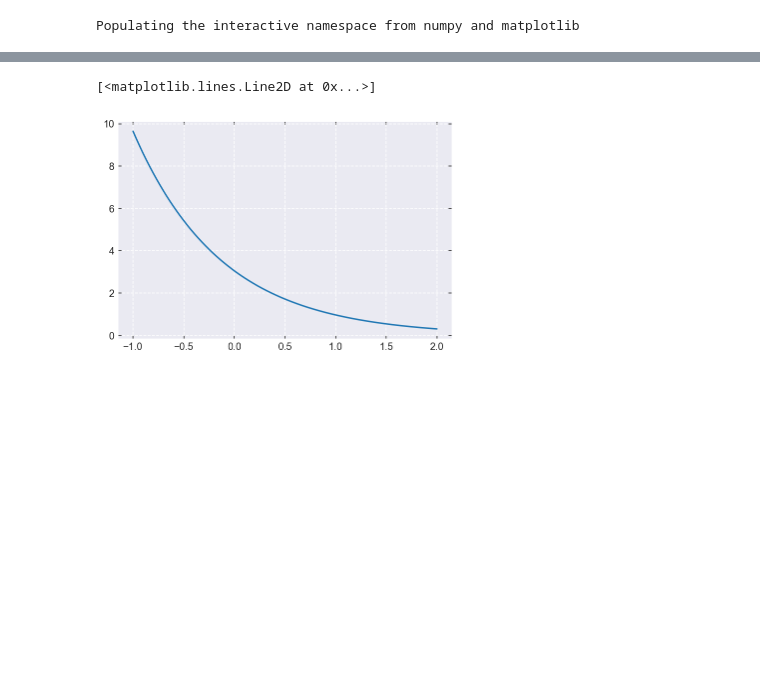
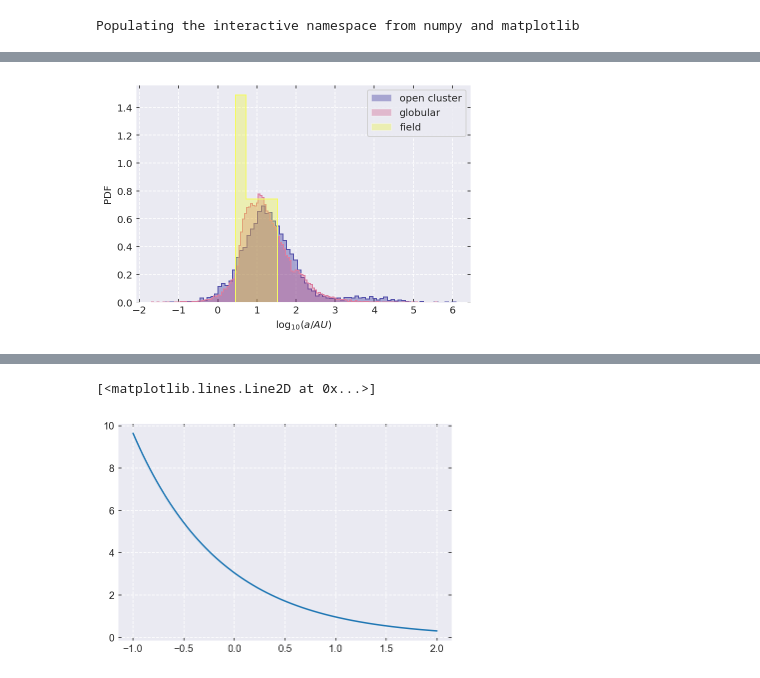
Before and after one commit to YihanWangAstro/giant-planet, a Jupyter notebook: process/giant-planet.ipynb, the cells around one changed output, grey strips where cells are left out. Saved outputs shown, nothing was run; the diff lists cells and outputs as text; code cells hidden in the pictures; blank space fills up the shorter version.

```diff
--- a/process/giant-planet.ipynb
+++ b/process/giant-planet.ipynb
@@ -427,0 +418,24 @@ draw_bar([open_single, field_single, globular_single], ['open cluster','globular
+# %%
+def get_sma(out, capture):
+    ccc = out['planet outcome'] == ''
+    for cap in capture:
+        ccc = ccc | (out['planet outcome'] == cap)
+
+    return out['a_{s1,j}'][ccc]
+
+def draw_a_dist(data, names, capture):
+    sma = [ get_sma(x, capture) for x in data]
+    colors = cm.plasma(np.linspace(0,1,len(sma)))
+    for a, name, c in zip(sma,names,colors):
+        plt.hist(np.log10(a),bins='auto',histtype='step',density=True,lw=1,color=c)
+        plt.hist(np.log10(a),bins='auto',histtype='stepfilled',label=name,density=True,alpha=0.3,color=c)
+    plt.legend()
+    plt.xlabel('$\log_{10}(a/AU)$')
+    plt.ylabel('PDF')
+    savefig(plt,'cap_sma')
+
+single_cap = ['stay_{s1,j}', 'HJ_{s1,j}']
+
+draw_a_dist([open_single, field_single, globular_single], ['open cluster','globular','field'], single_cap)
+# %% [output]
+[figure, added]
```
Also changed, not shown: parts of 5 cells of this notebook.
